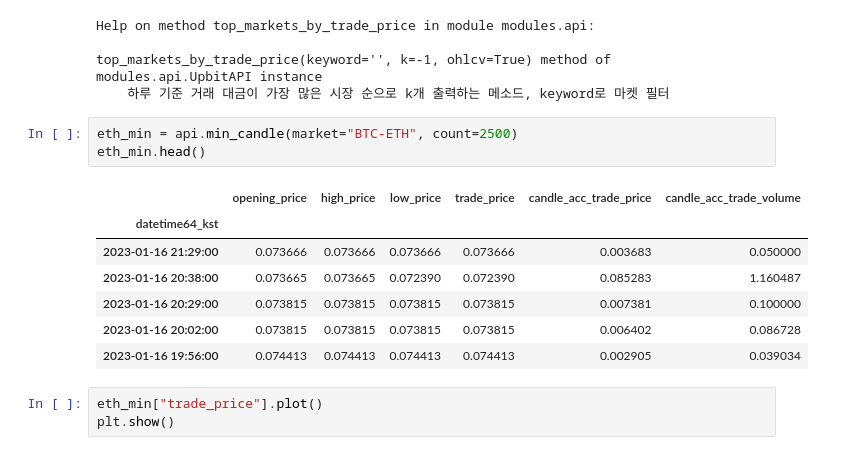
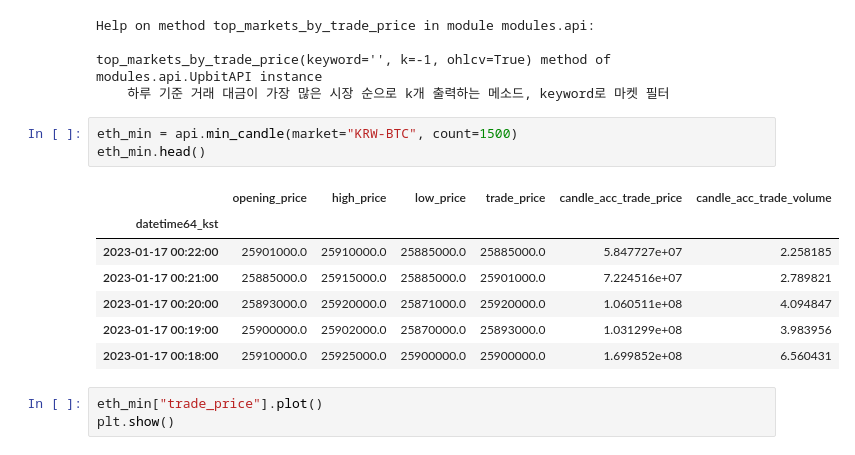
Before and after one commit to Bull-or-Bear-Upbit-Market-Prediction/BoB-Upbitapi, a Jupyter notebook: example.ipynb, the cells around one changed output. Cells and saved outputs as stored; diff of their text form.

```diff
--- a/example.ipynb
+++ b/example.ipynb
@@ -153,16 +153,16 @@ Help on method top_markets_by_trade_price in module modules.api:
 top_markets_by_trade_price(keyword='', k=-1, ohlcv=True) method of modules.api.UpbitAPI instance
     하루 기준 거래 대금이 가장 많은 시장 순으로 k개 출력하는 메소드, keyword로 마켓 필터
 # %%
-eth_min = api.min_candle(market="BTC-ETH", count=2500)
+eth_min = api.min_candle(market="KRW-BTC", count=1500)
 eth_min.head()
 # %% [output]
 |  | opening_price | high_price | low_price | trade_price | candle_acc_trade_price | candle_acc_trade_volume |
 | datetime64_kst |  |  |  |  |  |  |
-| 2023-01-16 21:29:00 | 0.073666 | 0.073666 | 0.073666 | 0.073666 | 0.003683 | 0.050000 |
-| 2023-01-16 20:38:00 | 0.073665 | 0.073665 | 0.072390 | 0.072390 | 0.085283 | 1.160487 |
-| 2023-01-16 20:29:00 | 0.073815 | 0.073815 | 0.073815 | 0.073815 | 0.007381 | 0.100000 |
-| 2023-01-16 20:02:00 | 0.073815 | 0.073815 | 0.073815 | 0.073815 | 0.006402 | 0.086728 |
-| 2023-01-16 19:56:00 | 0.074413 | 0.074413 | 0.074413 | 0.074413 | 0.002905 | 0.039034 |
+| 2023-01-17 00:22:00 | 25901000.0 | 25910000.0 | 25885000.0 | 25885000.0 | 5.847727e+07 | 2.258185 |
+| 2023-01-17 00:21:00 | 25885000.0 | 25915000.0 | 25885000.0 | 25901000.0 | 7.224516e+07 | 2.789821 |
+| 2023-01-17 00:20:00 | 25893000.0 | 25920000.0 | 25871000.0 | 25920000.0 | 1.060511e+08 | 4.094847 |
+| 2023-01-17 00:19:00 | 25900000.0 | 25902000.0 | 25870000.0 | 25893000.0 | 1.031299e+08 | 3.983956 |
+| 2023-01-17 00:18:00 | 25910000.0 | 25925000.0 | 25900000.0 | 25900000.0 | 1.699852e+08 | 6.560431 |
 # %%
 eth_min["trade_price"].plot()
 plt.show()
```
Also changed, not shown: 3 other files.
